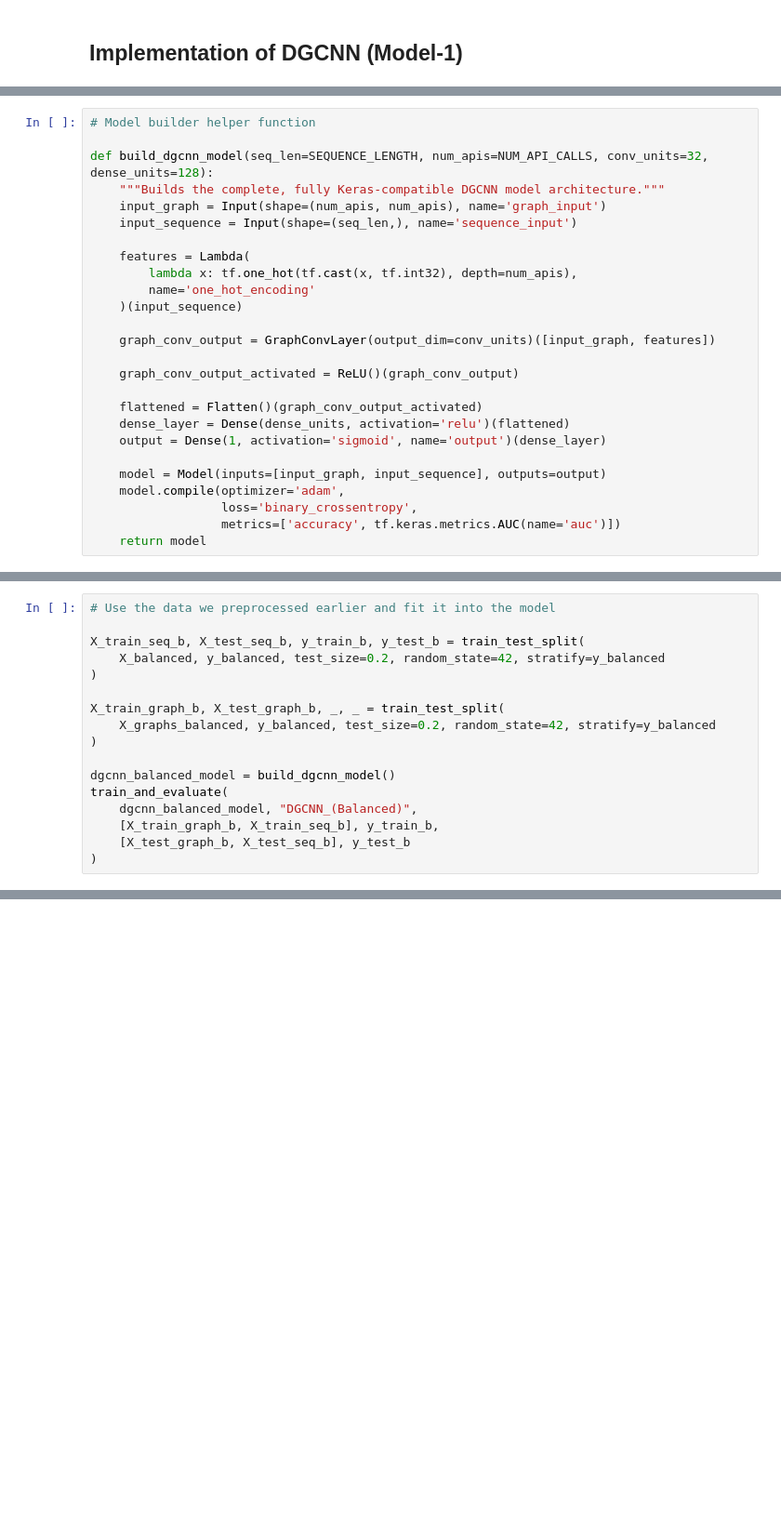
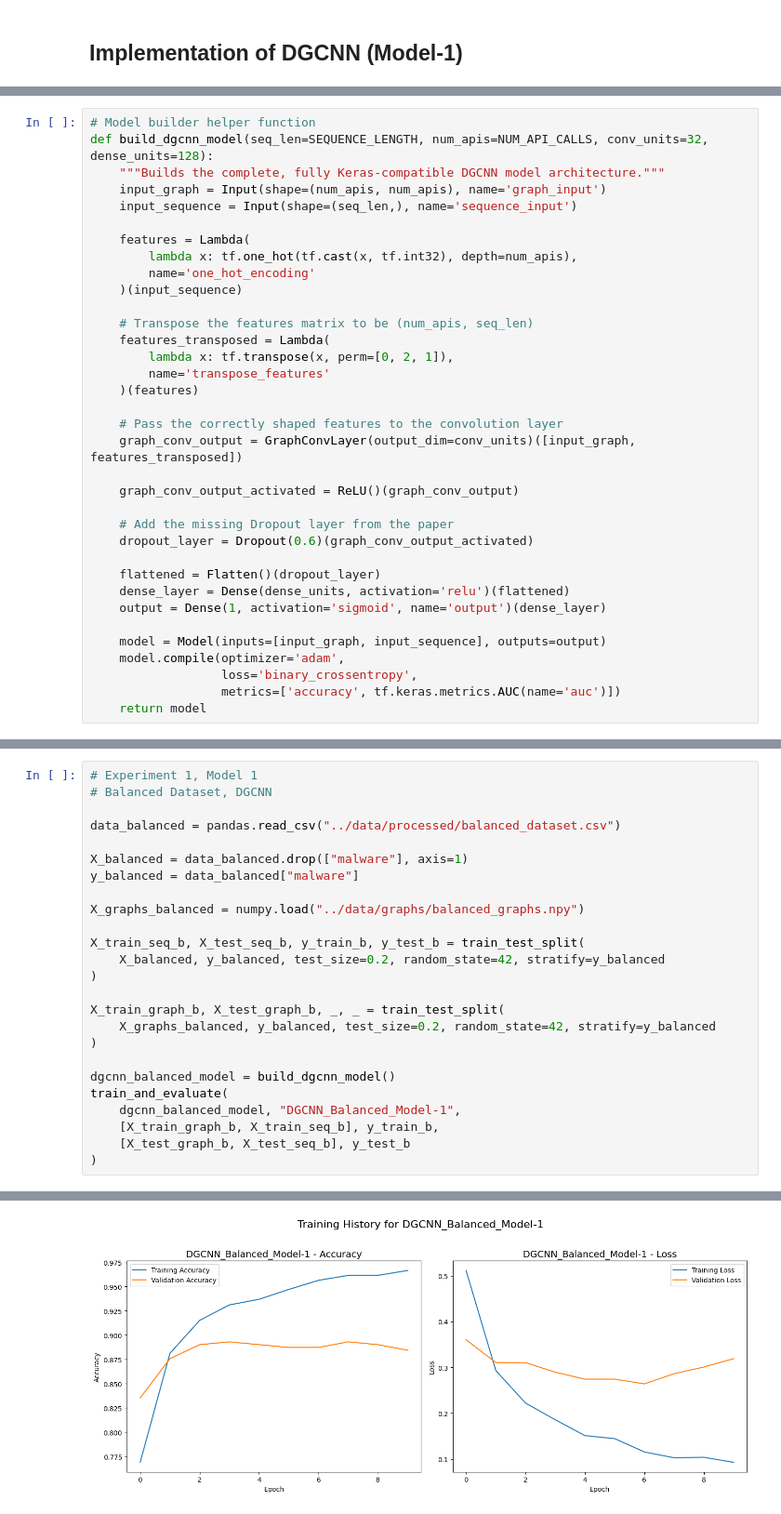
Before and after one commit to 0ameyasr/DGvGAN, a Jupyter notebook: models/dgcnn_model_1.ipynb, the cells around one changed output, grey strips where cells are left out. Shown at 93% size. Saved outputs shown, nothing was run; the diff lists cells and outputs as text; blank space fills up the shorter version.

Commit message:
Completed Model-1 implementation for Experiments 1 & 2

```diff
--- a/models/dgcnn_model_1.ipynb
+++ b/models/dgcnn_model_1.ipynb
@@ -41,6 +61,5 @@ class GraphConvLayer(Layer):
 # %%
 # Model builder helper function
-
 def build_dgcnn_model(seq_len=SEQUENCE_LENGTH, num_apis=NUM_API_CALLS, conv_units=32, dense_units=128):
     """Builds the complete, fully Keras-compatible DGCNN model architecture."""
     input_graph = Input(shape=(num_apis, num_apis), name='graph_input')
@@ -51,11 +70,21 @@ def build_dgcnn_model(seq_len=SEQUENCE_LENGTH, num_apis=NUM_API_CALLS, conv_unit
         name='one_hot_encoding'
     )(input_sequence)
 
-    graph_conv_output = GraphConvLayer(output_dim=conv_units)([input_graph, features])
+    # Transpose the features matrix to be (num_apis, seq_len)
+    features_transposed = Lambda(
+        lambda x: tf.transpose(x, perm=[0, 2, 1]),
+        name='transpose_features'
+    )(features)
+
+    # Pass the correctly shaped features to the convolution layer
+    graph_conv_output = GraphConvLayer(output_dim=conv_units)([input_graph, features_transposed])
 
     graph_conv_output_activated = ReLU()(graph_conv_output)
 
-    flattened = Flatten()(graph_conv_output_activated)
+    # Add the missing Dropout layer from the paper
+    dropout_layer = Dropout(0.6)(graph_conv_output_activated)
+
+    flattened = Flatten()(dropout_layer)
     dense_layer = Dense(dense_units, activation='relu')(flattened)
     output = Dense(1, activation='sigmoid', name='output')(dense_layer)
 
@@ -192,5 +197,13 @@ X_graphs_balanced = numpy.load("../data/graphs/balanced_graphs.npy")
 # %%
-# Use the data we preprocessed earlier and fit it into the model
+# Experiment 1, Model 1
+# Balanced Dataset, DGCNN
+
+data_balanced = pandas.read_csv("../data/processed/balanced_dataset.csv")
+
+X_balanced = data_balanced.drop(["malware"], axis=1)
+y_balanced = data_balanced["malware"]
+
+X_graphs_balanced = numpy.load("../data/graphs/balanced_graphs.npy")
 
 X_train_seq_b, X_test_seq_b, y_train_b, y_test_b = train_test_split(
     X_balanced, y_balanced, test_size=0.2, random_state=42, stratify=y_balanced
@@ -202,7 +215,7 @@ X_train_graph_b, X_test_graph_b, _, _ = train_test_split(
 
 dgcnn_balanced_model = build_dgcnn_model()
 train_and_evaluate(
-    dgcnn_balanced_model, "DGCNN_(Balanced)",
+    dgcnn_balanced_model, "DGCNN_Balanced_Model-1",
     [X_train_graph_b, X_train_seq_b], y_train_b,
     [X_test_graph_b, X_test_seq_b], y_test_b
 )
@@ -227,0 +245 @@ weighted avg       0.99      0.99      0.99       432
+[figure, added]
```
Also changed, not shown: parts of 7 cells of this notebook, 7 other files.
